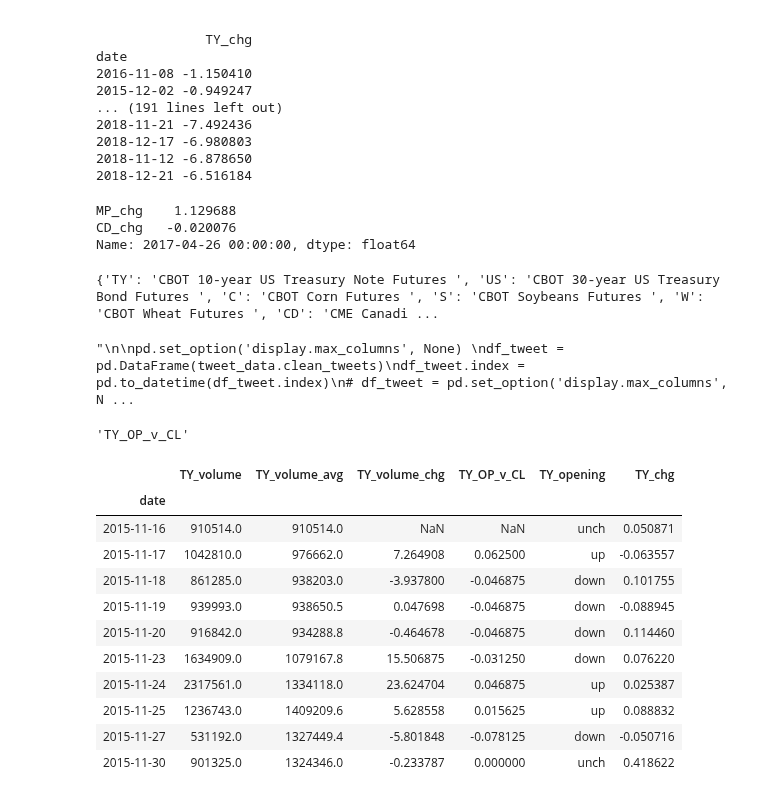
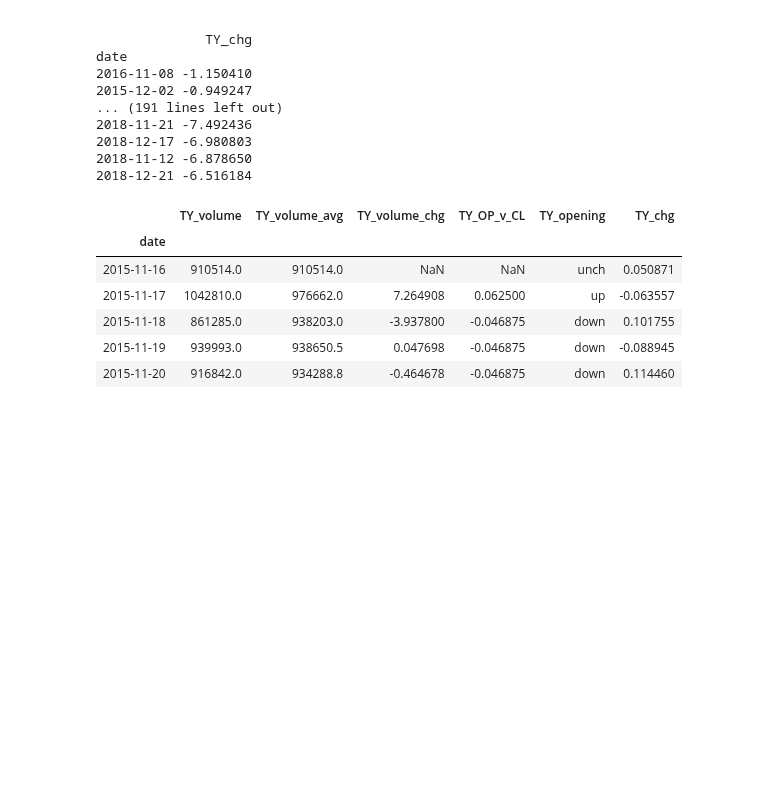
Before and after one commit to QuantCS109/TrumpTweets, a Jupyter notebook: notebooks_features/market_features.ipynb, the cells around one changed output. Saved outputs shown, nothing was run; the diff lists cells and outputs as text; code cells hidden in the pictures; blank space fills up the shorter version.

```diff
--- a/notebooks_features/market_features.ipynb
+++ b/notebooks_features/market_features.ipynb
@@ -306,53 +315,8 @@ date
 2018-12-17 -6.980803
 2018-11-12 -6.878650
 2018-12-21 -6.516184
-# %%
-display(df_chgs[['MP_chg', 'CD_chg']].loc['2017-04-26'])
-#df_tweet['tweets'].loc[ '2017-07-01']
-# %% [output]
-MP_chg    1.129688
-CD_chg   -0.020076
-Name: 2017-04-26 00:00:00, dtype: float64
-# %%
-print(symbol_names)
-# %% [output]
-{'TY': 'CBOT 10-year US Treasury Note Futures ', 'US': 'CBOT 30-year US Treasury Bond Futures ', 'C': 'CBOT Corn Futures ', 'S': 'CBOT Soybeans Futures ', 'W': 'CBOT Wheat Futures ', 'CD': 'CME Canadi ...
-# %%
-"""
-
-pd.set_option('display.max_columns', None)
-df_tweet = pd.DataFrame(tweet_data.clean_tweets)
-df_tweet.index = pd.to_datetime(df_tweet.index)
-# df_tweet = pd.set_option('display.max_columns', None)
-
-# pd.set_option('expand_frame_repr', True)
-# display(df_tweet['tweets'].loc[ '2018-10-29'])
-df_tweet['tweets'].loc[ '2018-10-29']
-
-
-
-tweet_data.daily_tweets.head(10)
-df_tweet = pd.DataFrame(tweet_data.daily_tweets)
-df_tweet.index = pd.to_datetime(df_tweet.index)
-display(df_tweet.loc[ '2009-05-05'])
-
-
-# pd.set_option('display.max_columns', -1)
-pd.set_option('display.max_columns', None)
-pd.set_option('display.expand_frame_repr', False)
-pd.set_option('max_colwidth', -1)
-df_tweet = pd.DataFrame(tweet_data.clean_tweets)
-df_tweet.index = pd.to_datetime(df_tweet.index)
-# df_tweet = pd.set_option('display.max_columns', None)
-
-# pd.set_option('expand_frame_repr', True)
-# display(df_tweet['tweets'].loc[ '2018-10-29'])
-df_tweet['tweets'].loc[ '2017-07-01']
-
-"""
-# %% [output]
-"\n\npd.set_option('display.max_columns', None) \ndf_tweet = pd.DataFrame(tweet_data.clean_tweets)\ndf_tweet.index = pd.to_datetime(df_tweet.index)\n# df_tweet = pd.set_option('display.max_columns', N ...
 # %%
+# to create new predictors names
 vol_list = ['TY_volume', 'US_volume',  'C_volume', 'S_volume',
             'W_volume', 'CD_volume', 'EC_volume', 'JY_volume',
             'MP_volume', 'NQ_volume', 'ES_volume', 'GC_volume', 'CL_volume']
@@ -364,11 +328,6 @@ for key in vol_chg_dict:
     new_col_avg = f'{key}_volume_avg'
     new_col_op_cl = f'{key}_OP_v_CL'
     vol_chg_dict[key] = [new_col_avg, new_col_op_cl]
-
-
-display(vol_chg_dict['TY'][1])
-# %% [output]
-'TY_OP_v_CL'
 # %%
 # new df to create predictors
 df_new_pred = df_chg.copy()
@@ -387,18 +346,14 @@ for col, new_col in vol_chg_dict.items():
 
     count +=1
 # %%
-display(df_new_pred[['TY_volume', 'TY_volume_avg', 'TY_volume_chg','TY_OP_v_CL', 'TY_opening', 'TY_chg']].head(10))
+# validate new feature make sense
+display(df_new_pred[['TY_volume', 'TY_volume_avg', 'TY_volume_chg','TY_OP_v_CL', 'TY_opening', 'TY_chg']].head())
 # %% [output]
 |  | TY_volume | TY_volume_avg | TY_volume_chg | TY_OP_v_CL | TY_opening | TY_chg |
 | date |  |  |  |  |  |  |
 | 2015-11-16 | 910514.0 | 910514.0 | NaN | NaN | unch | 0.050871 |
 | 2015-11-17 | 1042810.0 | 976662.0 | 7.264908 | 0.062500 | up | -0.063557 |
 | 2015-11-18 | 861285.0 | 938203.0 | -3.937800 | -0.046875 | down | 0.101755 |
 | 2015-11-19 | 939993.0 | 938650.5 | 0.047698 | -0.046875 | down | -0.088945 |
 | 2015-11-20 | 916842.0 | 934288.8 | -0.464678 | -0.046875 | down | 0.114460 |
-| 2015-11-23 | 1634909.0 | 1079167.8 | 15.506875 | -0.031250 | down | 0.076220 |
-| 2015-11-24 | 2317561.0 | 1334118.0 | 23.624704 | 0.046875 | up | 0.025387 |
-| 2015-11-25 | 1236743.0 | 1409209.6 | 5.628558 | 0.015625 | up | 0.088832 |
-| 2015-11-27 | 531192.0 | 1327449.4 | -5.801848 | -0.078125 | down | -0.050716 |
-| 2015-11-30 | 901325.0 | 1324346.0 | -0.233787 | 0.000000 | unch | 0.418622 |
 # %%
```
Also changed, not shown: parts of 14 cells of this notebook.
